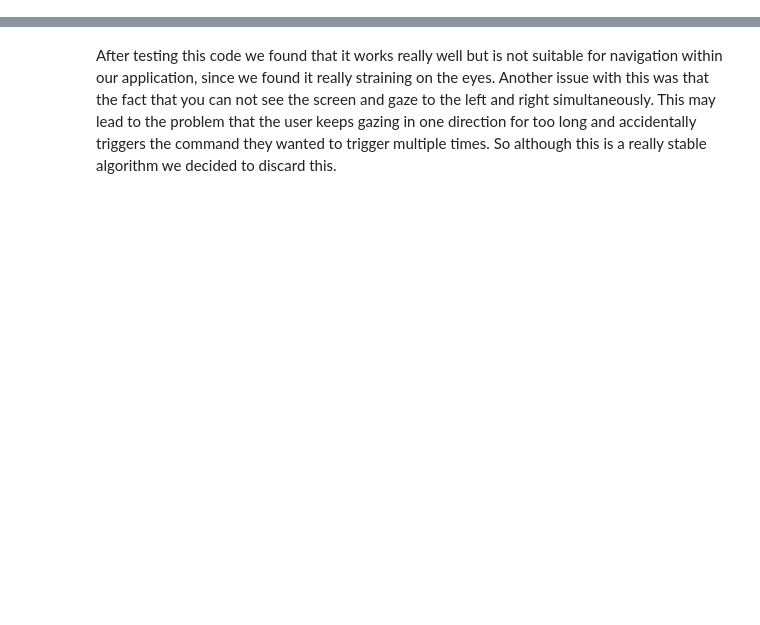
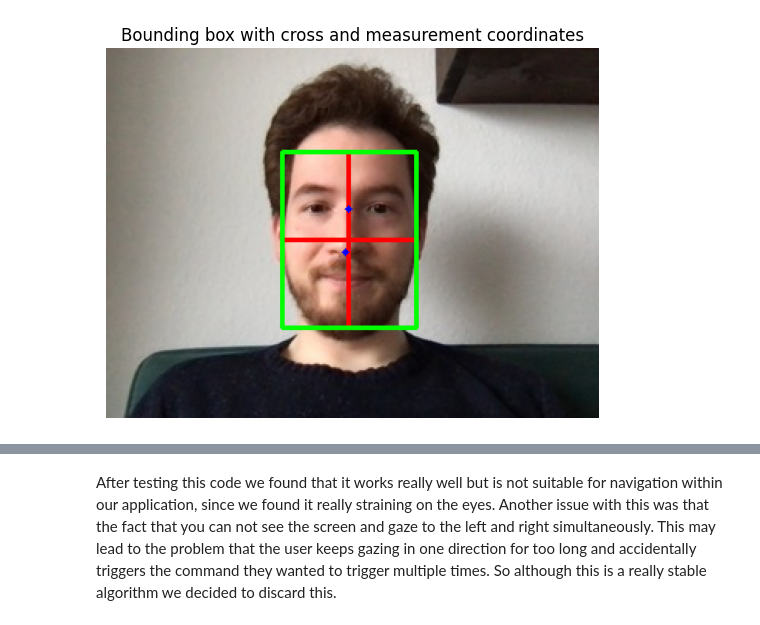
Before and after one commit to uol-mediaprocessing-2023-2024-classroom/project-interaction-by-facial-expressions, a Jupyter notebook: documentation/4-2023-12-20-mediapipe.ipynb, the cells around one changed output, grey strips where cells are left out. Drawn from its saved outputs; the diff is of its cells as text; code cells hidden in the pictures; blank space fills up the shorter version.

```diff
--- a/documentation/4-2023-12-20-mediapipe.ipynb
+++ b/documentation/4-2023-12-20-mediapipe.ipynb
@@ -45,0 +217,97 @@ This isolated area of each eye is split into three parts: left, center and right
+# %%
+import cv2
+import mediapipe as mp
+from matplotlib import pyplot as plt
+
+OUTER_CORNER_OF_THE_LEFT_EYE = 33
+OUTER_CORNER_OF_THE_RIGHT_EYE = 263
+TIP_OF_THE_NOSE = 1
+
+mp_face_mesh = mp.solutions.face_mesh
+face_mesh = mp_face_mesh.FaceMesh(static_image_mode=True, max_num_faces=1, refine_landmarks=True,
+                                  min_detection_confidence=0.5,
+                                  min_tracking_confidence=0.5)
+
+filename = "./assets/head-pose-neutral.jpeg"
+image = cv2.imread(filename)
+
+image = cv2.cvtColor(image, cv2.COLOR_RGB2BGR)
+image_height, image_width, _ = image.shape
+results = face_mesh.process(image)
+face_landmarks = results.multi_face_landmarks[0]
+
+# Calculate the absolute x- and y-coordinates for all landmarks
+x_coordinates = [int(landmark.x * image_width) for landmark in face_landmarks.landmark]
+y_coordinates = [int(landmark.y * image_height) for landmark in face_landmarks.landmark]
+
+# Determine the min and max values for the x- and y-coordinates of the bounding box
+bbox = (min(x_coordinates), min(y_coordinates), max(x_coordinates), max(y_coordinates))
+
+
+def calculate_center_of_bounding_box(bounding_box: tuple[int, int, int, int]) -> tuple[int, int]:
+    return (bounding_box[0] + (bounding_box[2] - bounding_box[0]) // 2,
+            bounding_box[1] + (bounding_box[3] - bounding_box[1]) // 2)
+
+
+center_of_bbox = calculate_center_of_bounding_box(bbox)
+
+
+def determine_coordinates(landmark, img_width: int, img_height: int) -> tuple[int, int]:
+    return int(landmark.x * img_width), int(landmark.y * img_height)
+
+
+# Calculate the absolute x- and y-coordinates for the left eye
+left_eye_landmark = face_landmarks.landmark[OUTER_CORNER_OF_THE_LEFT_EYE]
+left_eye_coordinates = determine_coordinates(left_eye_landmark, image_width, image_height)
+
+# Calculate the absolute x- and y-coordinates for the right eye
+right_eye_landmark = face_landmarks.landmark[OUTER_CORNER_OF_THE_RIGHT_EYE]
+right_eye_coordinates = determine_coordinates(right_eye_landmark, image_width, image_height)
+
+# Calculate the absolute x- and y-coordinates for the nose
+nose_landmark = face_landmarks.landmark[TIP_OF_THE_NOSE]
+nose_coordinates = determine_coordinates(nose_landmark, image_width, image_height)
+
+
+def calculate_bounding_box_size(bounding_box: tuple[int, int, int, int]):
+    return bounding_box[2] - bounding_box[0], bounding_box[3] - bounding_box[1]
+
+
+def calculate_position_relative_to_bounding_box(
+        bounding_box: tuple[int, int, int, int],
+        obj: tuple[int, int]
+) -> tuple[float, float]:
+    center_of_bounding_box = calculate_center_of_bounding_box(bounding_box)
+    bounding_box_width, bounding_box_height = calculate_bounding_box_size(bounding_box)
+
+    relative_x = (obj[0] - center_of_bounding_box[0]) / bounding_box_width
+    relative_y = (center_of_bounding_box[1] - obj[1]) / bounding_box_height
+    return relative_x, relative_y
+
+
+# Calculate the measurement coordinates for the eyes
+eyes = ((left_eye_coordinates[0] + right_eye_coordinates[0]) // 2,
+        (left_eye_coordinates[1] + right_eye_coordinates[1]) // 2)
+eyes_x, _ = calculate_position_relative_to_bounding_box(bbox, eyes)
+
+# Calculate the measurement coordinates for the nose
+_, nose_y = calculate_position_relative_to_bounding_box(bbox, nose_coordinates)
+
+# Draw vertical line of the cross
+cv2.line(image, (center_of_bbox[0], bbox[1]), (center_of_bbox[0], bbox[3]), (255, 0, 0), 2)
+# Draw horizontal line of the cross
+cv2.line(image, (bbox[0], center_of_bbox[1]), (bbox[2], center_of_bbox[1]), (255, 0, 0), 2)
+
+# Draw bounding box
+cv2.rectangle(image, (bbox[0], bbox[1]), (bbox[2], bbox[3]), (0, 255, 0), 2)
+
+# Draw the measurement coordinates
+cv2.circle(image, tuple(int(x) for x in eyes), 2, (0, 0, 255), -1)
+cv2.circle(image, tuple(int(x) for x in nose_coordinates), 2, (0, 0, 255), -1)
+
+# The code that follows is purely for plotting purposes.
+plt.imshow(image)
+plt.title('Bounding box with cross and measurement coordinates')
+plt.axis('off')
+plt.show()
+# %% [output]
@@ -45,0 +315 @@ This isolated area of each eye is split into three parts: left, center and right
+[figure, added]
```
Also changed, not shown: parts of 14 cells of this notebook, 7 other files.
